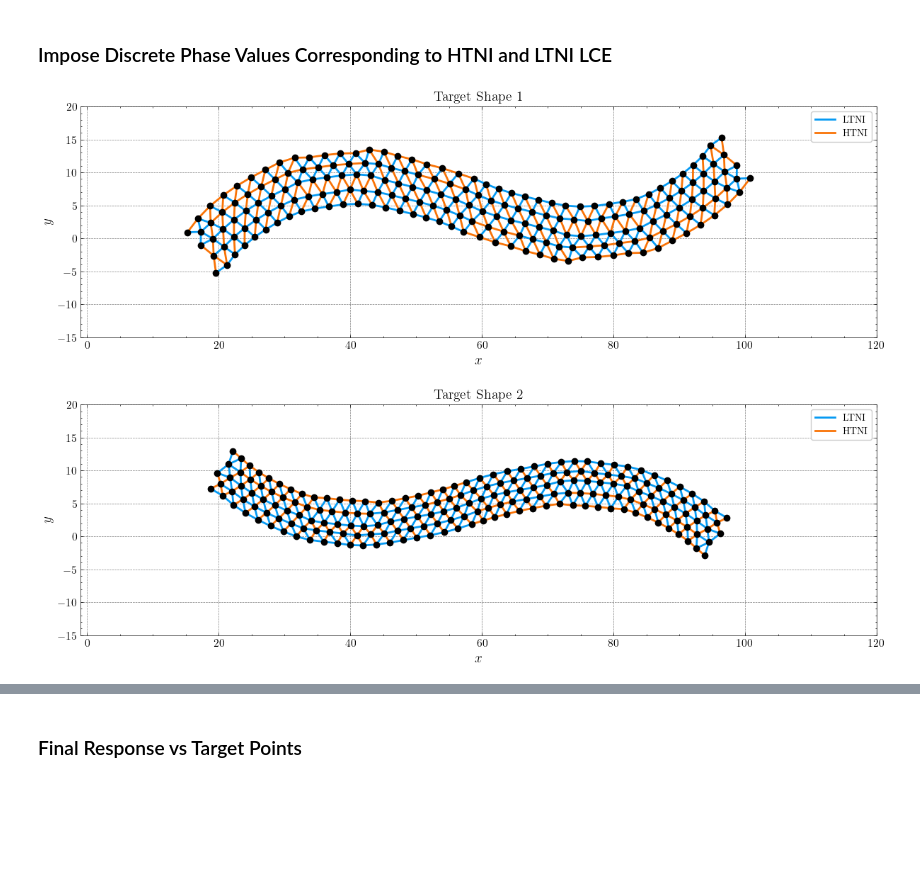
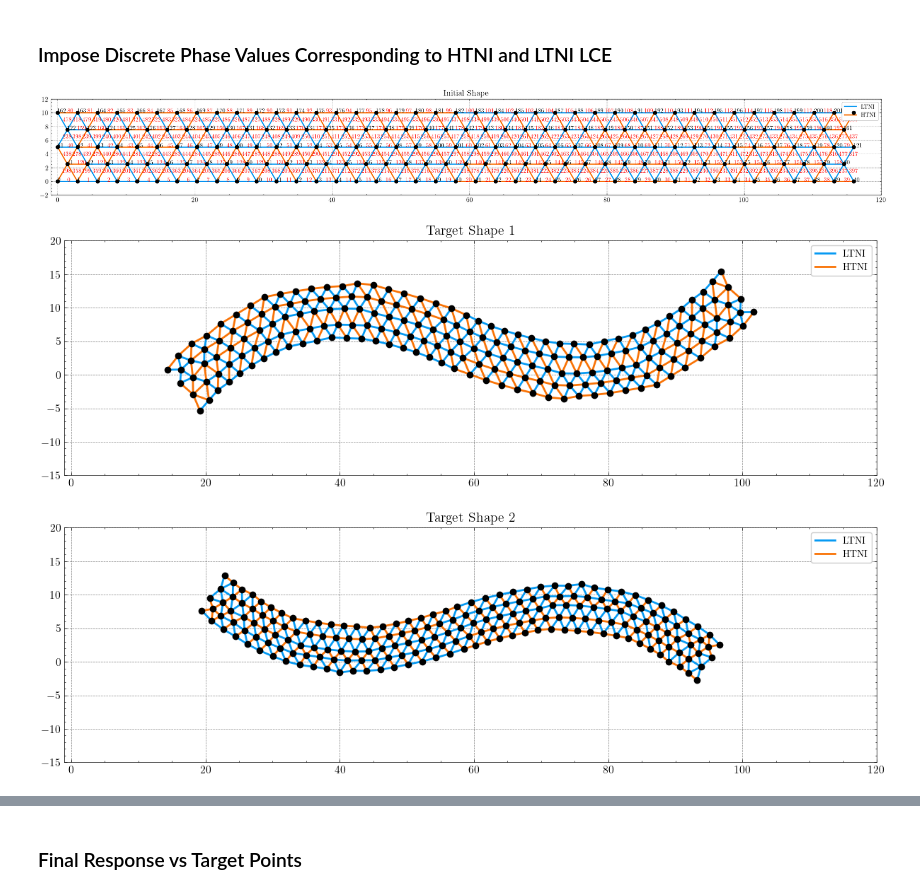
Before and after one commit to bertoldi-collab/morphing-lattices, a Jupyter notebook: inverse_design/shape_morphing/long_strip.ipynb, the cells around one changed output, grey strips where cells are left out. Cells and saved outputs as stored; diff of their text form; code cells hidden in the pictures; blank space fills up the shorter version.

```diff
--- a/inverse_design/shape_morphing/long_strip.ipynb
+++ b/inverse_design/shape_morphing/long_strip.ipynb
@@ -540,41 +543,59 @@ discrete_phase_solution, discrete_control_params = problem.solve(discrete_phases
 # %%
 LTNI_bond_indices = jnp.where(discrete_phases == 1)[0]
 HTNI_bond_indices = jnp.where(discrete_phases == 0)[0]
+
+plot_lattice(
+    lattice=lattice,
+    title='Initial Shape',
+    displacement=discrete_phase_solution[0, 0],
+    figsize=(20, 5),
+    xlim=(-1, 120),
+    ylim=(-2, 12),
+    HTNI_bond_indices=HTNI_bond_indices,
+    LTNI_bond_indices=LTNI_bond_indices,
+    annotate=True
+)
+
+if save_opt_information:
+    out_path = Path(f"{optimization_name}/LCE_labeled_initial_shape_phase_vals.png")
+    out_path.parent.mkdir(parents=True, exist_ok=True)  # Make sure parents directories exist
+    plt.savefig(str(out_path), dpi=200)
 
 plot_lattice(
     lattice=lattice,
     title='Target Shape 1',
     displacement=discrete_phase_solution[optimization.target1_temperature_timepoint, 0],
     figsize=(12, 4),
     xlim=(-1, 120),
     ylim=(-15, 20),
     HTNI_bond_indices=HTNI_bond_indices,
     LTNI_bond_indices=LTNI_bond_indices,
 )
 
 if save_opt_information:
     out_path = Path(f"{optimization_name}/LCE_labeled_target_shape1_phase_vals.png")
     out_path.parent.mkdir(parents=True, exist_ok=True)  # Make sure parents directories exist
     plt.savefig(str(out_path), dpi=200)
 
 plot_lattice(
     lattice=lattice,
     title='Target Shape 2',
     displacement=discrete_phase_solution[optimization.target2_temperature_timepoint, 0],
     figsize=(12, 4),
     xlim=(-1, 120),
     ylim=(-15, 20),
     HTNI_bond_indices=HTNI_bond_indices,
     LTNI_bond_indices=LTNI_bond_indices,
 )
 
 if save_opt_information:
     out_path = Path(f"{optimization_name}/LCE_labeled_target_shape2_phase_vals.png")
     out_path.parent.mkdir(parents=True, exist_ok=True)  # Make sure parents directories exist
     plt.savefig(str(out_path), dpi=200)
 # %% [output]
-[figure, old version]
+[figure, new version]
-[figure, old version]
+[figure, new version]
+[figure, added]
 # %%
 generate_animation(
     lattice=lattice,
```
Also changed, not shown: parts of 10 cells of this notebook, 20 other files.
